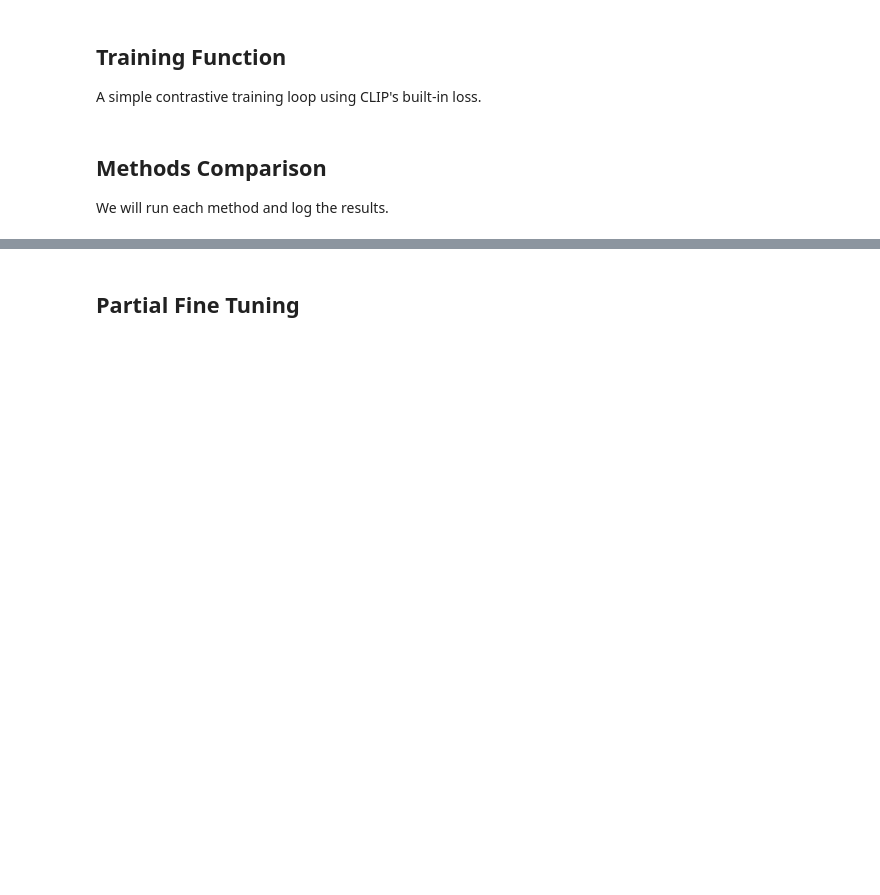
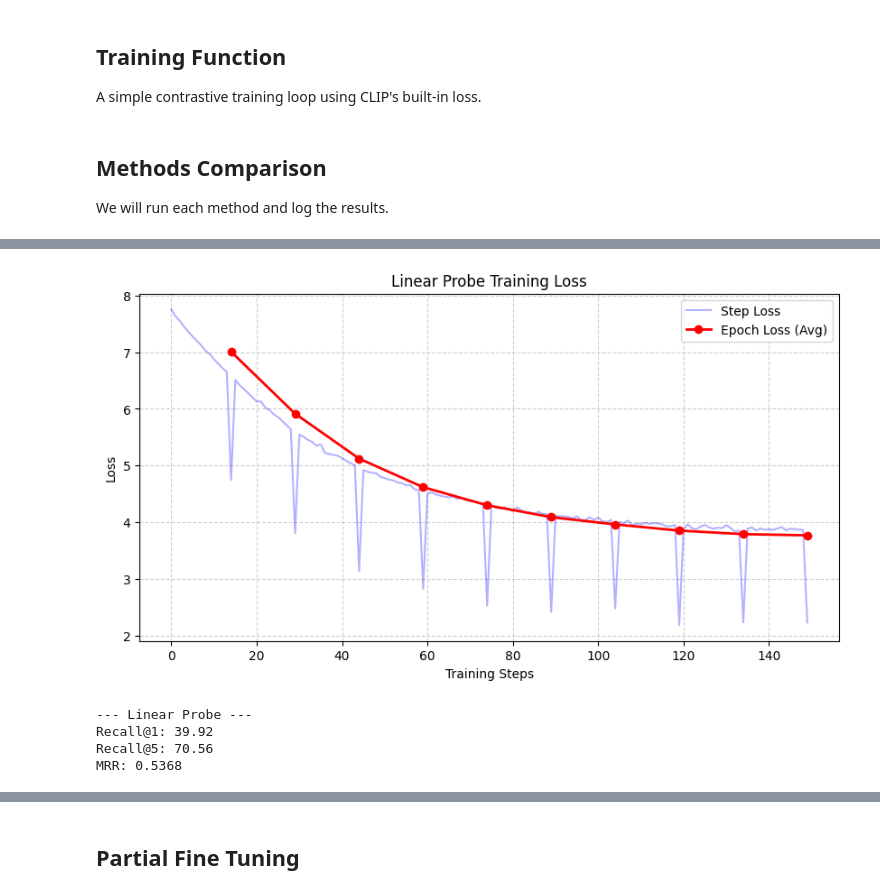
Before and after one commit to bencejdanko/multimodal-retrieval-flickr-30k-clip-blip, a Jupyter notebook: clip_flickr30k_training.ipynb, the cells around one changed output, grey strips where cells are left out. Saved outputs shown, nothing was run; the diff lists cells and outputs as text; code cells hidden in the pictures; blank space fills up the shorter version.

```diff
--- a/clip_flickr30k_training.ipynb
+++ b/clip_flickr30k_training.ipynb
@@ -155,8 +165,11 @@ def train_model(model, train_loader, epochs=1, lr=5e-5):
     num_training_steps = epochs * len(train_loader)
     lr_scheduler = get_scheduler('linear', optimizer=optimizer, num_warmup_steps=0, num_training_steps=num_training_steps)
     model.train()
+    history = {'step_loss': [], 'epoch_loss': []}
+
     for epoch in range(epochs):
         pbar = tqdm(train_loader, desc=f'Epoch {epoch+1}')
+        epoch_loss = 0.0
         for batch, _ in pbar:
             batch = {k: v.to(device) for k, v in batch.items()}
             outputs = model(**batch, return_loss=True)
@@ -165,8 +178,31 @@ def train_model(model, train_loader, epochs=1, lr=5e-5):
             optimizer.step()
             lr_scheduler.step()
             optimizer.zero_grad()
+
+            history['step_loss'].append(loss.item())
+            epoch_loss += loss.item()
             pbar.set_postfix({'loss': loss.item()})
-    return model
+
+        history['epoch_loss'].append(epoch_loss / len(train_loader))
+
+    return model, history
+# %%
+def plot_history(history, title="Training Loss"):
+    plt.figure(figsize=(10, 5))
+
+    plt.plot(history['step_loss'], label='Step Loss', alpha=0.3, color='blue')
+
+    if len(history['epoch_loss']) > 0:
+        steps_per_epoch = len(history['step_loss']) // len(history['epoch_loss'])
+        epoch_x_coords = [i * steps_per_epoch + (steps_per_epoch - 1) for i in range(len(history['epoch_loss']))]
+        plt.plot(epoch_x_coords, history['epoch_loss'], label='Epoch Loss (Avg)', color='red', marker='o', linewidth=2)
+
+    plt.title(title)
+    plt.xlabel('Training Steps')
+    plt.ylabel('Loss')
+    plt.legend()
+    plt.grid(True, linestyle='--', alpha=0.6)
+    plt.show()
 # %% [markdown]
 ## Methods Comparison
 
@@ -184,3 +220,7 @@ Freezing the encoders and training only the projection layers.
+# %%
+train_loader = DataLoader(train_ds, batch_size=2048, shuffle=True)
+epochs=10
+lr=1e-4
 # %%
 model = CLIPModel.from_pretrained(model_id)
 
@@ -200,4 +240,4 @@ model.logit_scale.requires_grad = True
 
 model = model.to(device)
 
-model = train_model(model, train_loader, epochs=1, lr=1e-4)
+model,history = train_model(model, train_loader, epochs=epochs, lr=lr)
@@ -204,6 +253,14 @@ model = train_model(model, train_loader, epochs=1, lr=1e-4)
+# %%
+plot_history(history, title="Linear Probe Training Loss")
+# %% [output]
+[figure, added]
 # %%
-model = train_model(model, train_loader, epochs=10, lr=1e-4)
 metrics = evaluate_retrieval(model, test_data, processor, device)
 log_result("Linear Probe", metrics)
+# %% [output]
+--- Linear Probe ---
+Recall@1: 39.92
+Recall@5: 70.56
+MRR: 0.5368
 # %%
 from huggingface_hub import notebook_login
```
Also changed, not shown: parts of 13 cells of this notebook.
